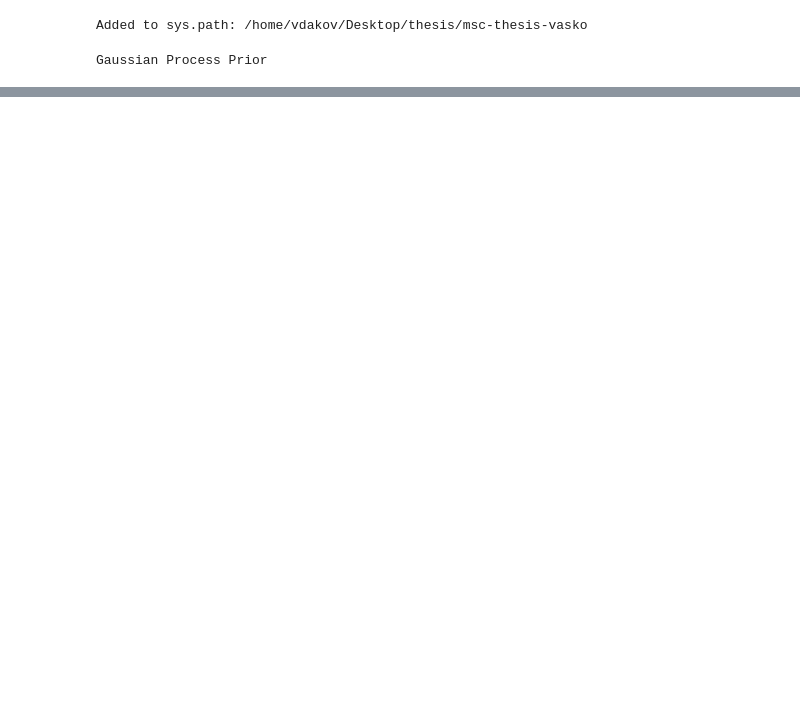
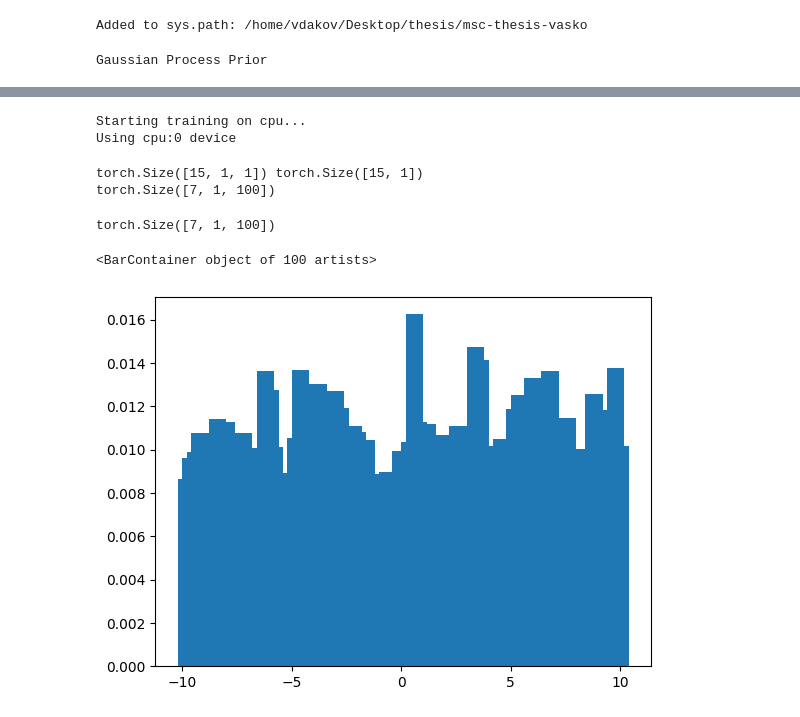
Before and after one commit to vdakov/msc-thesis-learning-priors, a Jupyter notebook: notebooks/experiments-gp-prior.ipynb, the cells around one changed output, grey strips where cells are left out. Cells and saved outputs as stored; diff of their text form; code cells hidden in the pictures; blank space fills up the shorter version.

Commit message:
Initial attempt for prior prediction

```diff
--- a/notebooks/experiments-gp-prior.ipynb
+++ b/notebooks/experiments-gp-prior.ipynb
@@ -91,6 +91,7 @@ y_encoder_type = 'linear'
 pos_encoder_type = 'none'  # 'sinus', 'learned', 'none'
 scheduler = get_cosine_schedule_with_warmup
 prior_prediction = False
+num_test_parameters = 1
 
 def get_encoder_generator(encoder):
         if encoder == 'linear':
@@ -124,7 +125,7 @@ if permutation_invariant_max_eval_pos is not None:
 
 context_delimiter_generator = get_sampler(permutation_invariant_max_eval_pos)
 
-transformer_configuration = (emsize, nhead, nhid, nlayers, dropout, num_features, num_outputs, input_normalization, y_encoder_generator, sequence_length, fuse_x_y, prior_prediction)
+transformer_configuration = (emsize, nhead, nhid, nlayers, dropout, num_features, num_outputs, input_normalization, y_encoder_generator, sequence_length, fuse_x_y, prior_prediction, num_test_parameters = 1)
 training_configuration = (epochs, steps_per_epoch, batch_size, sequence_length, lr, warmup_epochs, aggregate_k_gradients, scheduler, prior_prediction)
 generators = (encoder_generator, y_encoder_generator, pos_encoder_generator)
 prior = gp_prior.GaussianProcessPriorGenerator()
@@ -134,5 +135,5 @@ criterion = BarDistribution(borders=get_bucket_limits(num_buckets, full_range=(m
 # %% [output]
 Gaussian Process Prior
 # %%
-hyperparameters = { 'kernel': "rbf", 'length_scale': 0.1}
+hyperparameters = { 'kernel': "rbf", 'length_scale': 0.5}
 prior.visualize_datasets(number_of_datasets=5, num_points_per_dataset=200, num_features_per_dataset=1, device='cpu', **hyperparameters)
@@ -264,0 +306,56 @@ torch.Size([15, 2])
+# %%
+# 6. Run Training
+print(f"Starting training on {device}...")
+losses, positional_losses, val_losses,  model = train.train(
+    prior_dataloader=prior,
+    criterion=criterion, # Passing the wrapper
+    transformer_configuration=transformer_configuration,
+    generators = generators,
+    training_configuration=training_configuration,
+    prior_hyperparameters=prior_hyperparameters,
+    load_path=None,
+    context_delimiter_generator = context_delimiter_generator,
+    device=device,
+    verbose=True,
+    save_path=None,
+)
+# -7tPNnta8dSg6H33ZZcSz286MQp1OjhjeAk.01.0z1wd0yob
+# %% [output]
+Starting training on cpu...
+Using cpu:0 device
+# %%
+num_points_in_dataset = 15
+hyperparameters = { 'kernel': "rbf", 'length_scale': 0.5, "length_scale_sampling": DistributionSampler(dist.Uniform(low=0.5, high=0.51))}
+train_X, train_Y, y_target, lengthscale = prior.get_datasets_from_prior(1, num_points_in_dataset, 1, **hyperparameters)
+train_X = train_X.to(device)
+train_Y = train_Y.to(device)
+y_target = y_target.to(device)
+num_training_points = num_points_in_dataset - 5
+# %%
+import seaborn as sns
+model = model.to(device)
+# train_x = train_X[:num_training_points]
+# train_y = train_Y[:num_training_points]
+
+train_x = train_X
+train_y = train_Y
+
+print(train_x.shape, train_y.shape)
+with torch.no_grad():
+    logits = model((train_x, train_y), context_pos=num_training_points - 1)
+    print(logits.shape)
+    outputs = torch.exp(torch.log_softmax(logits, -1))
+outputs.shape
+# %% [output]
+torch.Size([15, 1, 1]) torch.Size([15, 1])
+torch.Size([7, 1, 100])
+torch.Size([7, 1, 100])
+# %%
+import matplotlib.pyplot as plt
+
+borders = model.criterion.borders.detach().cpu().numpy()
+#outputs[1] because this is the lengthscale
+plt.bar(borders[1:], torch.squeeze(outputs[1]))
+# %% [output]
+<BarContainer object of 100 artists>
+[figure, added]
```
Also changed, not shown: parts of 5 cells of this notebook, 4 other files.
